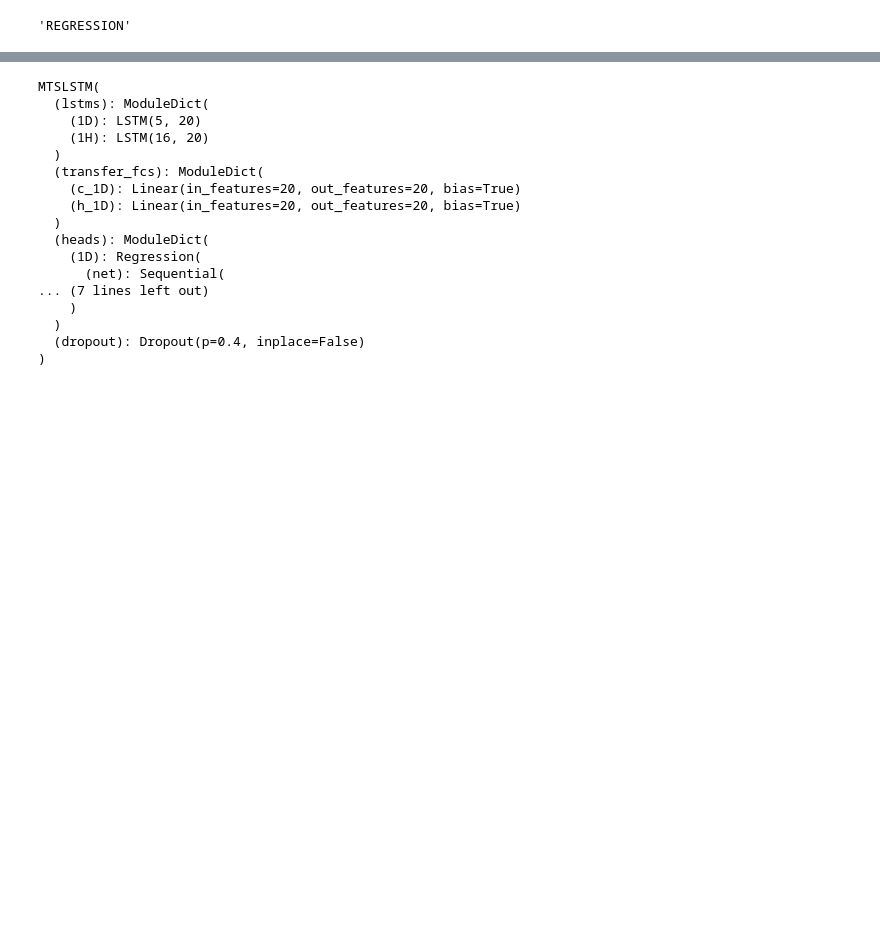
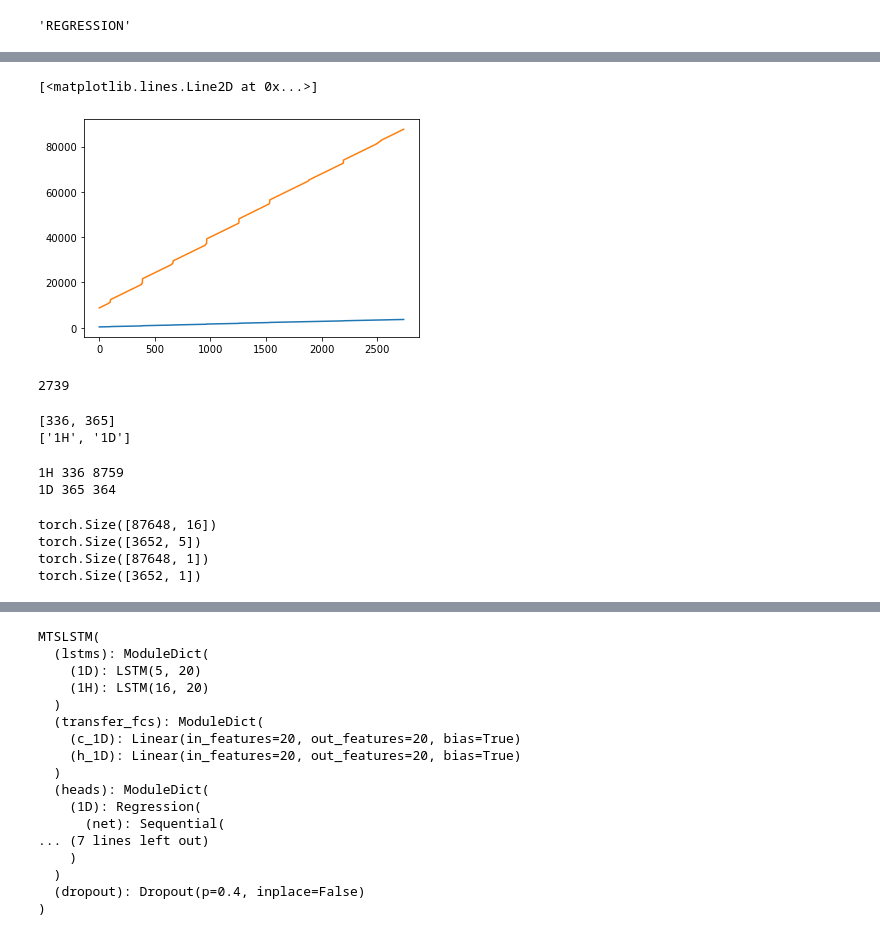
Before and after one commit to kramea/aibedo, a Jupyter notebook: TemporalModels/standalone/mts-lstm_models.ipynb, the cells around one changed output, grey strips where cells are left out. Cells and saved outputs as stored; diff of their text form; code cells hidden in the pictures; blank space fills up the shorter version.

```diff
--- a/TemporalModels/standalone/mts-lstm_models.ipynb
+++ b/TemporalModels/standalone/mts-lstm_models.ipynb
@@ -236,3 +286,5 @@ conf_obj = Config(Path('mytest_basin.yml'))
 conf_obj.head.upper()
 # %% [output]
 'REGRESSION'
+# %%
+trainer = BaseTrainer(cfg=conf_obj)
@@ -238,0 +359,2 @@ conf_obj.head.upper()
+# %%
+ds = trainer._get_dataset()
@@ -238,0 +382,13 @@ conf_obj.head.upper()
+# %%
+all_ds_start_id_D = []
+all_ds_start_id_H = []
+
+for i in range(len(ds)):
+    all_ds_start_id_D.append(ds.lookup_table[i][1][1])
+    all_ds_start_id_H.append(ds.lookup_table[i][1][0])
+# %%
+plt.plot(all_ds_start_id_D)
+plt.plot(all_ds_start_id_H)
+# %% [output]
+[<matplotlib.lines.Line2D at 0x...>]
+[figure, added]
@@ -238,0 +398,27 @@ conf_obj.head.upper()
+# %%
+len(ds)
+# %% [output]
+2739
+# %%
+print(ds.seq_len)
+print(ds.frequencies)
+# %% [output]
+[336, 365]
+['1H', '1D']
+# %%
+for freq, seq_len, idx in zip(ds.frequencies, ds.seq_len, [8759, 364]):
+    print(freq, seq_len, idx)
+# %% [output]
+1H 336 8759
+1D 365 364
+# %%
+print(ds.x_d['01022500']['1H'].shape)
+print(ds.x_d['01022500']['1D'].shape)
+
+print(ds.y['01022500']['1H'].shape)
+print(ds.y['01022500']['1D'].shape)
+# %% [output]
+torch.Size([87648, 16])
+torch.Size([3652, 5])
+torch.Size([87648, 1])
+torch.Size([3652, 1])
```
Also changed, not shown: parts of 98 cells of this notebook, 33 other files.
